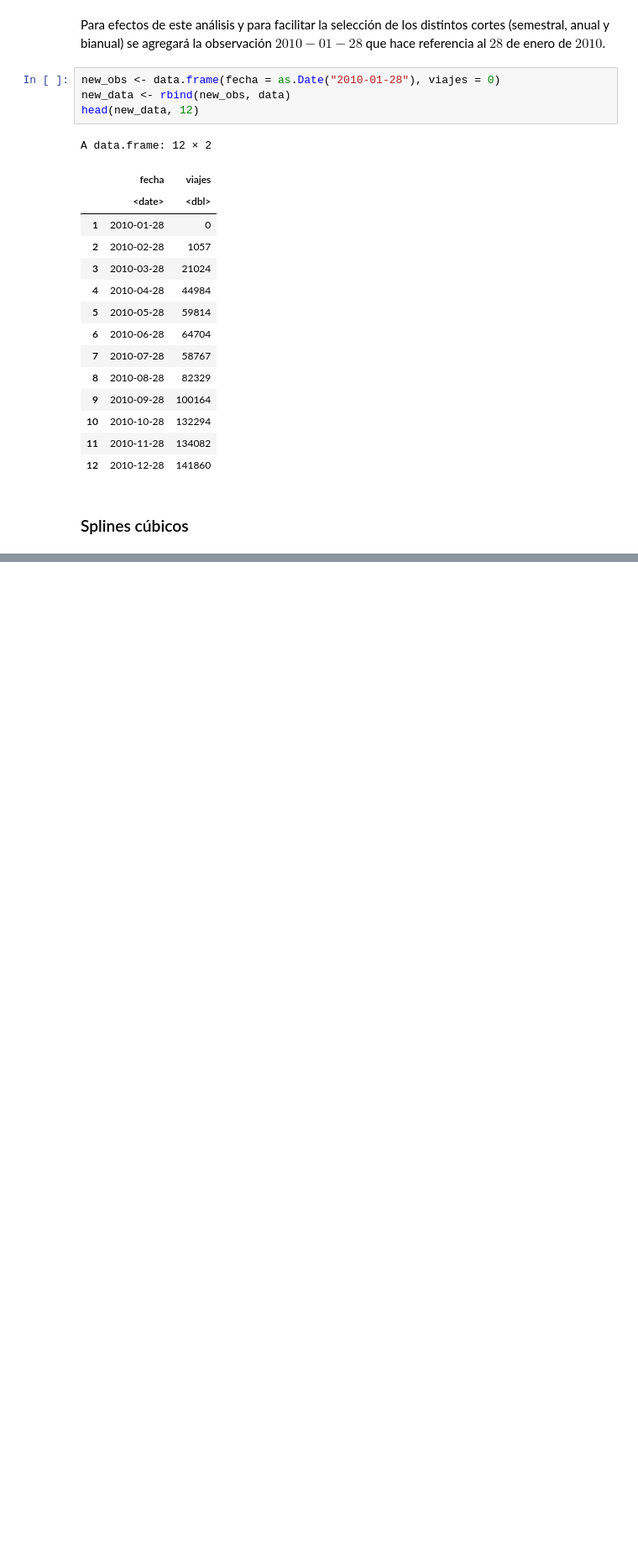
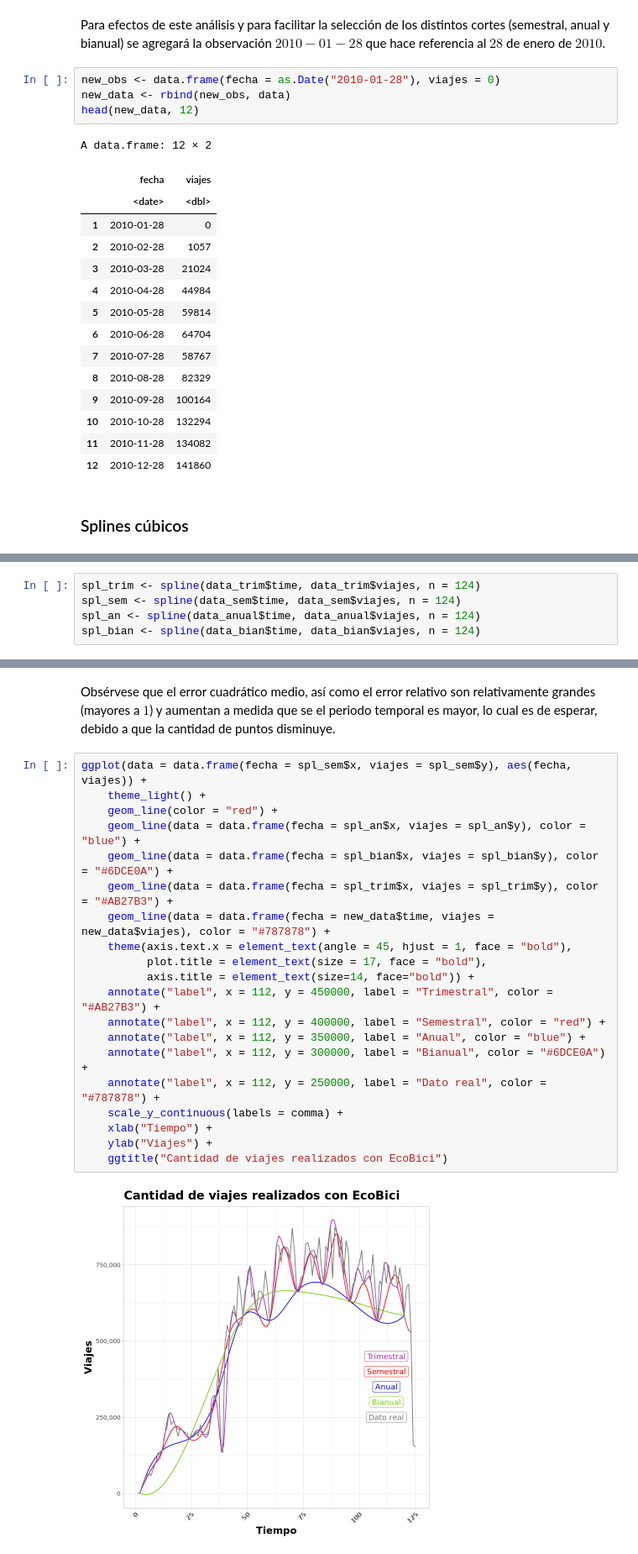
Before and after one commit to prope-2020-gh-classroom/practica-final-por-equipos-verano-2020-itam-Eduardo-Moreno, a Jupyter notebook: Analisis_SplC.ipynb, the cells around one changed output, grey strips where cells are left out. Shown: that part at 84% size. Drawn from its saved outputs; the diff is of its cells as text; blank space fills up the shorter version.

```diff
--- a/Analisis_SplC.ipynb
+++ b/Analisis_SplC.ipynb
@@ -198,0 +166,5 @@ str(c(min(new_data$fecha), max(new_data$fecha)))
+# %%
+spl_trim <- spline(data_trim$time, data_trim$viajes, n = 124)
+spl_sem <- spline(data_sem$time, data_sem$viajes, n = 124)
+spl_an <- spline(data_anual$time, data_anual$viajes, n = 124)
+spl_bian <- spline(data_bian$time, data_bian$viajes, n = 124)
@@ -198,0 +238,24 @@ str(c(min(new_data$fecha), max(new_data$fecha)))
+# %% [markdown]
+Obsérvese que el error cuadrático medio, así como el error relativo son relativamente grandes (mayores a $1$) y aumentan a medida que se el periodo temporal es mayor, lo cual es de esperar, debido a que la cantidad de puntos disminuye.
+# %%
+ggplot(data = data.frame(fecha = spl_sem$x, viajes = spl_sem$y), aes(fecha, viajes)) +
+    theme_light() +
+    geom_line(color = "red") +
+    geom_line(data = data.frame(fecha = spl_an$x, viajes = spl_an$y), color = "blue") +
+    geom_line(data = data.frame(fecha = spl_bian$x, viajes = spl_bian$y), color = "#6DCE0A") +
+    geom_line(data = data.frame(fecha = spl_trim$x, viajes = spl_trim$y), color = "#AB27B3") +
+    geom_line(data = data.frame(fecha = new_data$time, viajes = new_data$viajes), color = "#787878") +
+    theme(axis.text.x = element_text(angle = 45, hjust = 1, face = "bold"),
+          plot.title = element_text(size = 17, face = "bold"),
+          axis.title = element_text(size=14, face="bold")) +
+    annotate("label", x = 112, y = 450000, label = "Trimestral", color = "#AB27B3") +
+    annotate("label", x = 112, y = 400000, label = "Semestral", color = "red") +
+    annotate("label", x = 112, y = 350000, label = "Anual", color = "blue") +
+    annotate("label", x = 112, y = 300000, label = "Bianual", color = "#6DCE0A") +
+    annotate("label", x = 112, y = 250000, label = "Dato real", color = "#787878") +
+    scale_y_continuous(labels = comma) +
+    xlab("Tiempo") +
+    ylab("Viajes") +
+    ggtitle("Cantidad de viajes realizados con EcoBici")
+# %% [output]
+[figure, added]
```
Also changed, not shown: parts of 21 cells of this notebook.
